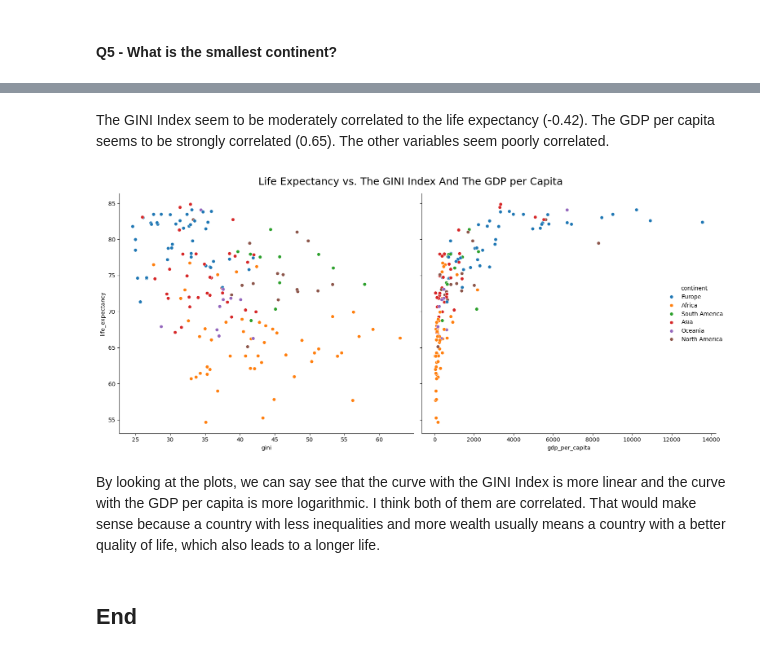
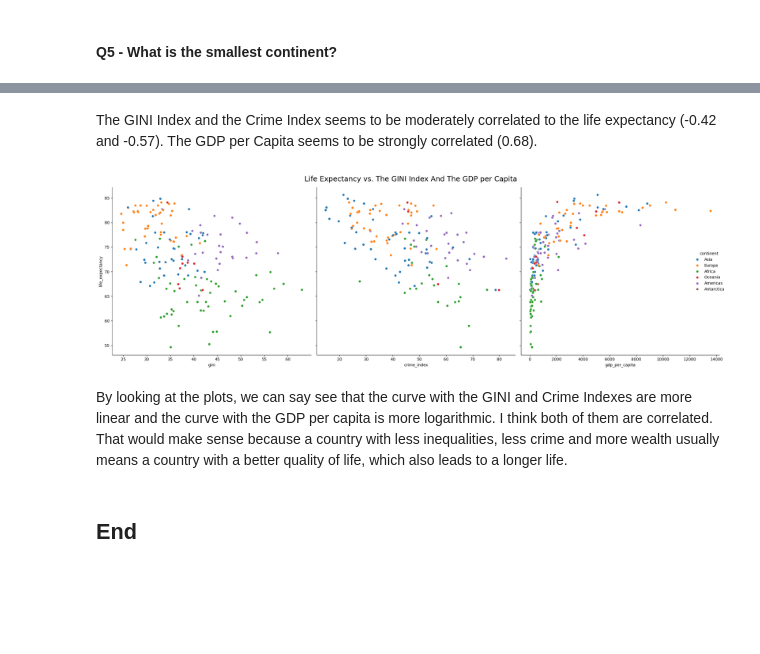
Before and after one commit to nadpierre/countries-eda-project, a Jupyter notebook: Country Analysis.ipynb, the cells around one changed output, grey strips where cells are left out. Saved outputs shown, nothing was run; the diff lists cells and outputs as text; code cells hidden in the pictures; blank space fills up the shorter version.

Commit message:
Add crime index into analysis

```diff
--- a/Country Analysis.ipynb
+++ b/Country Analysis.ipynb
@@ -348,5 +357,6 @@ countries.sample(3)
 countries['name'] = countries['name'].str.strip()
 countries['code'] = countries['code'].str.strip()
 countries['continent'] = countries['continent'].str.strip()
+countries['subregion'] = countries['subregion'].str.strip()
 countries.sample(3)
 # %% [output]
@@ -392,6 +412,3 @@ countries[countries.duplicated(subset=['name', 'code'])]
-# %%
-# Drop rows with null gini gdp, life_expectancy and death_rate values
-countries = countries.dropna(subset=['gini', 'gdp', 'life_expectancy', 'death_rate'])
 # %%
 # Drop duplicates based on country name and code
 countries = countries.drop_duplicates(subset=['name', 'code'])
@@ -473,12 +479,15 @@ countries = countries[[
     'name',
     'code',
     'continent',
+    'subregion',
     'population',
     'area',
     'languages',
+    'car_side',
     'gdp',
     'gdp_per_capita',
     'gini',
+    'crime_index',
     'death_rate',
     'life_expectancy']]
 countries.sample(3)
@@ -764,24 +775,0 @@ countries.groupby('continent')[['life_expectancy']].mean().sort_values(by='life_
-# %%
-# Visualization
-
-# plot
-flierprops = dict(marker='d', markersize=3, markerfacecolor='black')
-sns.set(rc={'figure.figsize': (15, 4.5)})
-ax = sns.boxplot(data=countries,
-                 x='continent',
-                 y='life_expectancy',
-                 hue='continent',
-                 flierprops=flierprops,
-                 showmeans=True,
-                 palette='Set2',
-                 meanprops={"marker":"s","markerfacecolor":"white", "markeredgecolor":"blue"})
-
-# labels
-ax.set_title('Distribution of the Life Expectancy per Continent', fontsize=14)
-ax.set_xlabel('Continent')
-ax.set_ylabel('Life Expectancy')
-ax.xaxis.label.set_size(14)
-ax.yaxis.label.set_size(14)
-ax.tick_params(axis='both', labelsize=9)
-
-plt.show()
@@ -799,18 +785,18 @@ plt.show()
 # %% [markdown]
-The GINI Index seem to be moderately correlated to the life expectancy (-0.42). The GDP per capita seems to be strongly correlated (0.65). The other variables seem poorly correlated.
+The GINI Index and the Crime Index seems to be moderately correlated to the life expectancy (-0.42 and -0.57). The GDP per Capita seems to be strongly correlated (0.68).
 # %%
 # Display plot of Life Expectancy over the other variables
 ax = sns.pairplot(data=countries,
-                 x_vars=['gini', 'gdp_per_capita'],
+                 x_vars=['gini', 'crime_index', 'gdp_per_capita'],
                  y_vars=['life_expectancy'],
                  hue='continent',
                  height=7)
 ax.fig.suptitle('Life Expectancy vs. The GINI Index And The GDP per Capita', fontsize=18)
 plt.tight_layout()
 plt.show()
 # %% [output]
-[figure, old version]
+[figure, new version]
 # %% [markdown]
-By looking at the plots, we can say see that the curve with the GINI Index is more linear and the curve with the GDP per capita is more logarithmic. I think both of them are correlated. That would make sense because a country with less inequalities and more wealth usually means a country with a better quality of life, which also leads to a longer life.
+By looking at the plots, we can say see that the curve with the GINI and Crime Indexes are more linear and the curve with the GDP per capita is more logarithmic. I think both of them are correlated. That would make sense because a country with less inequalities, less crime and more wealth usually means a country with a better quality of life, which also leads to a longer life.
 # %% [markdown]
 ## End
```
Also changed, not shown: parts of 72 cells of this notebook, 3 other files.
